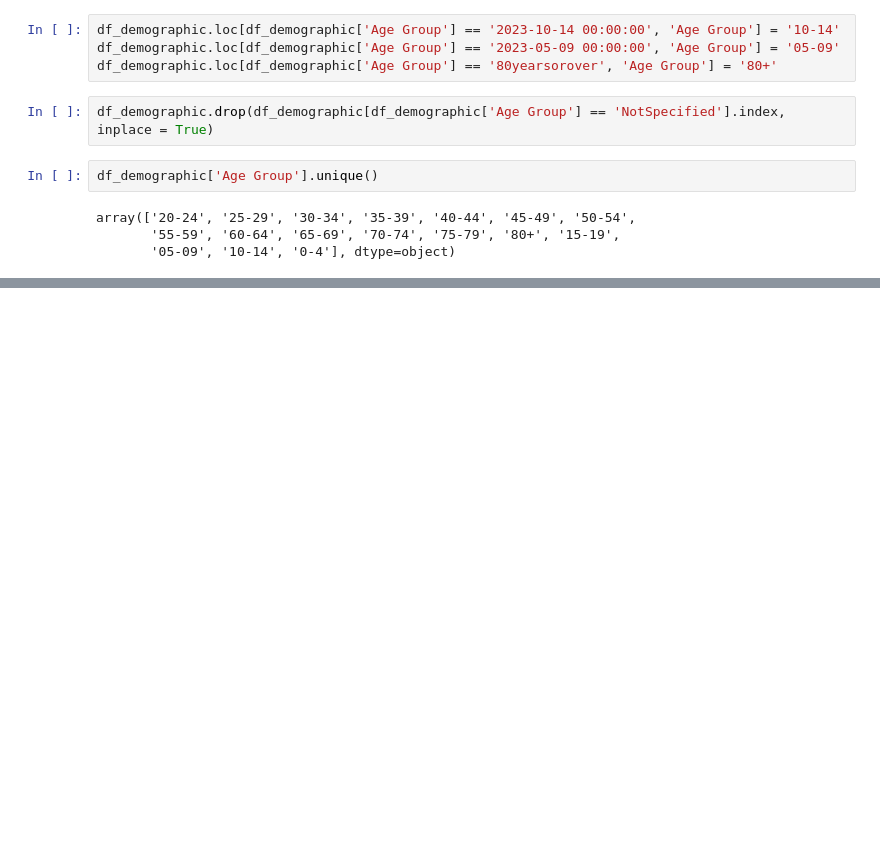
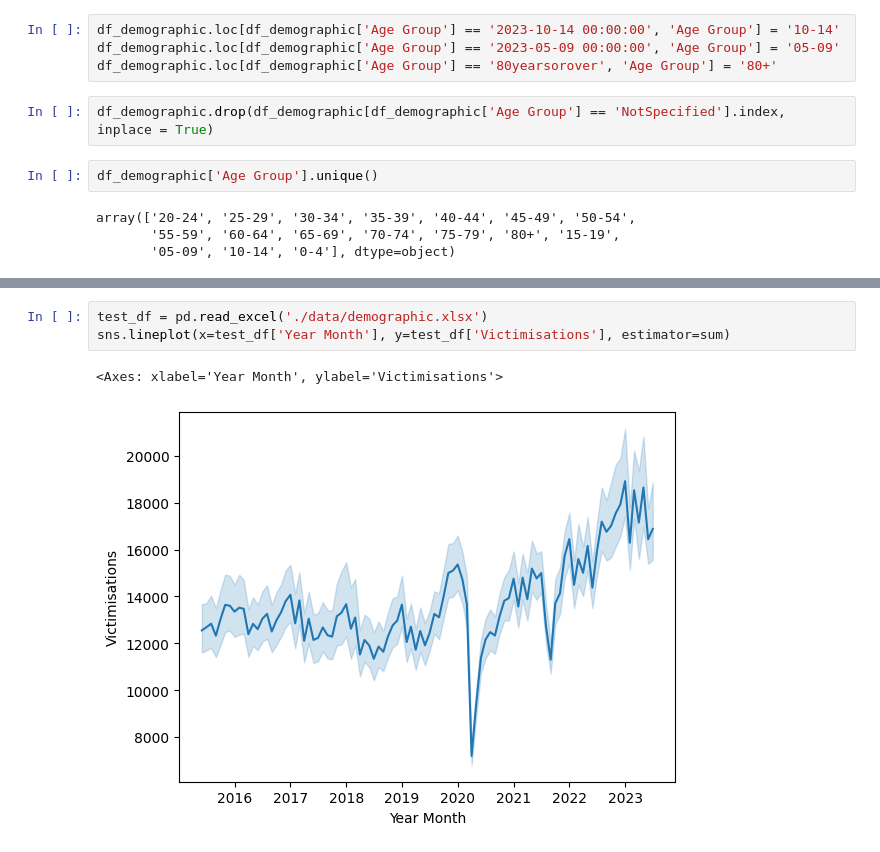
Before and after one commit to namhyk/nz_crime, a Jupyter notebook: analysis.ipynb, the cells around one changed output, grey strips where cells are left out. Cells and saved outputs as stored; diff of their text form; blank space fills up the shorter version.

```diff
--- a/analysis.ipynb
+++ b/analysis.ipynb
@@ -46,0 +69,6 @@ df_demographic.head()
+# %%
+test_df = pd.read_excel('./data/demographic.xlsx')
+sns.lineplot(x=test_df['Year Month'], y=test_df['Victimisations'], estimator=sum)
+# %% [output]
+<Axes: xlabel='Year Month', ylabel='Victimisations'>
+[figure, added]
```
Also changed, not shown: parts of 6 cells of this notebook, 1 other file.
